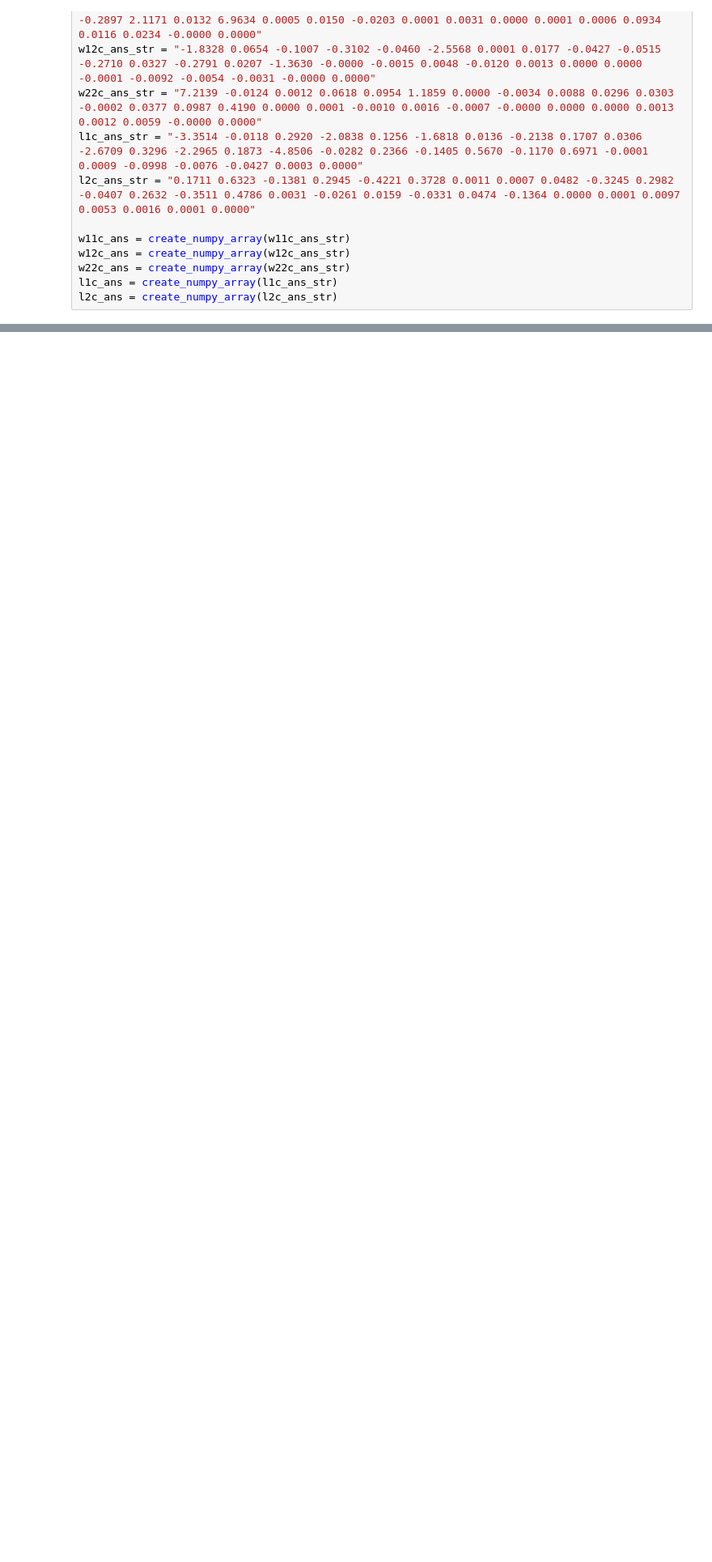
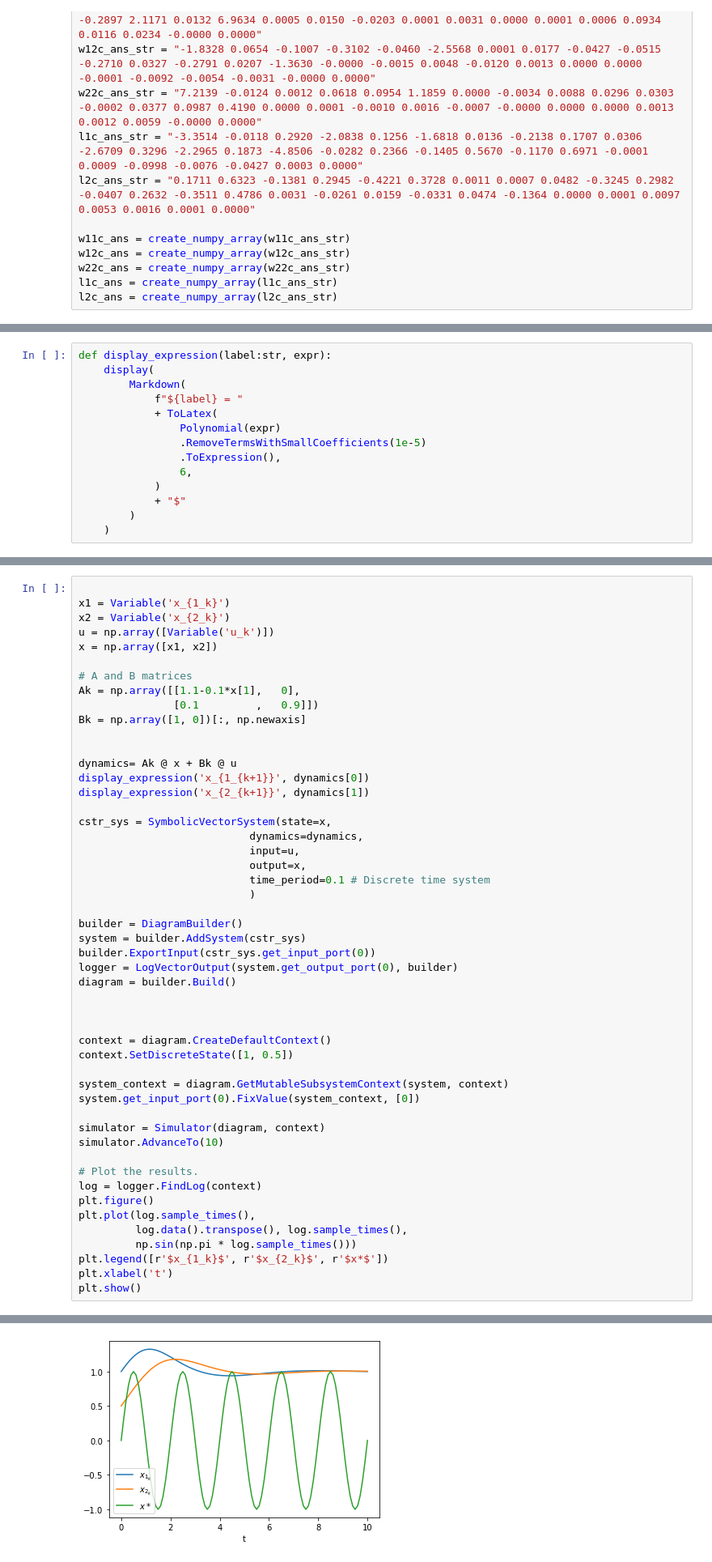
Before and after one commit to shaoyuancc/dccm_quasistatic, a Jupyter notebook: dccm_quasistatic/theory/cstr_example.ipynb, the cells around one changed output, grey strips where cells are left out. Shown at 81% size. Cells and saved outputs as stored; diff of their text form; blank space fills up the shorter version.

```diff
--- a/dccm_quasistatic/theory/cstr_example.ipynb
+++ b/dccm_quasistatic/theory/cstr_example.ipynb
@@ -130,0 +135,14 @@ w11c:
+# %%
+def display_expression(label:str, expr):
+    display(
+        Markdown(
+            f"${label} = "
+            + ToLatex(
+                Polynomial(expr)
+                .RemoveTermsWithSmallCoefficients(1e-5)
+                .ToExpression(),
+                6,
+            )
+            + "$"
+        )
+    )
@@ -130,0 +284,51 @@ w11c:
+# %%
+
+x1 = Variable('x_{1_k}')
+x2 = Variable('x_{2_k}')
+u = np.array([Variable('u_k')])
+x = np.array([x1, x2])
+
+# A and B matrices
+Ak = np.array([[1.1-0.1*x[1],   0],
+               [0.1         ,   0.9]])
+Bk = np.array([1, 0])[:, np.newaxis]
+
+
+dynamics= Ak @ x + Bk @ u
+display_expression('x_{1_{k+1}}', dynamics[0])
+display_expression('x_{2_{k+1}}', dynamics[1])
+
+cstr_sys = SymbolicVectorSystem(state=x,
+                           dynamics=dynamics,
+                           input=u,
+                           output=x,
+                           time_period=0.1 # Discrete time system
+                           )
+
+builder = DiagramBuilder()
+system = builder.AddSystem(cstr_sys)
+builder.ExportInput(cstr_sys.get_input_port(0))
+logger = LogVectorOutput(system.get_output_port(0), builder)
+diagram = builder.Build()
+
+
+
+context = diagram.CreateDefaultContext()
+context.SetDiscreteState([1, 0.5])
+
+system_context = diagram.GetMutableSubsystemContext(system, context)
+system.get_input_port(0).FixValue(system_context, [0])
+
+simulator = Simulator(diagram, context)
+simulator.AdvanceTo(10)
+
+# Plot the results.
+log = logger.FindLog(context)
+plt.figure()
+plt.plot(log.sample_times(),
+         log.data().transpose(), log.sample_times(),
+         np.sin(np.pi * log.sample_times()))
+plt.legend([r'$x_{1_k}$', r'$x_{2_k}$', r'$x*$'])
+plt.xlabel('t')
+plt.show()
+# %% [output]
@@ -130,0 +337 @@ w11c:
+[figure, added]
```
Also changed, not shown: parts of 4 cells of this notebook.
